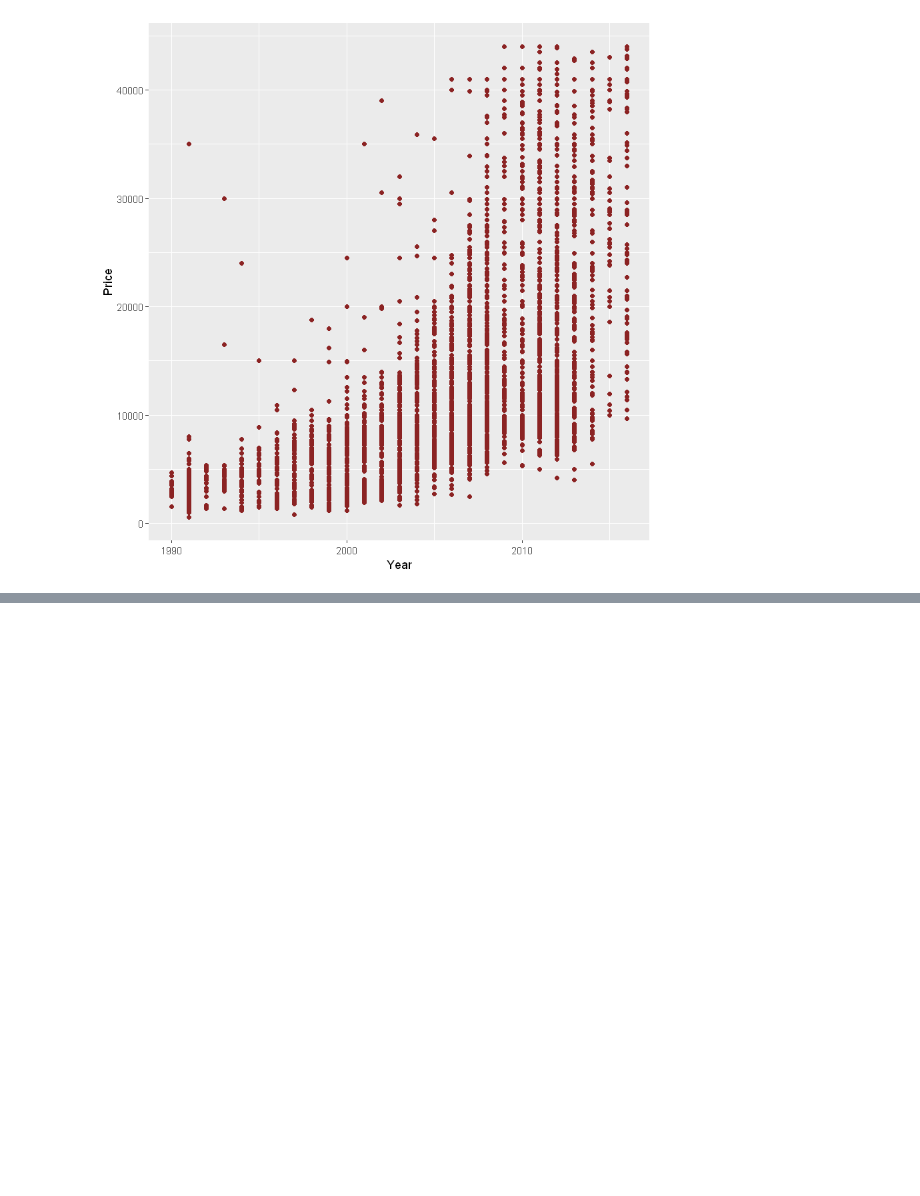
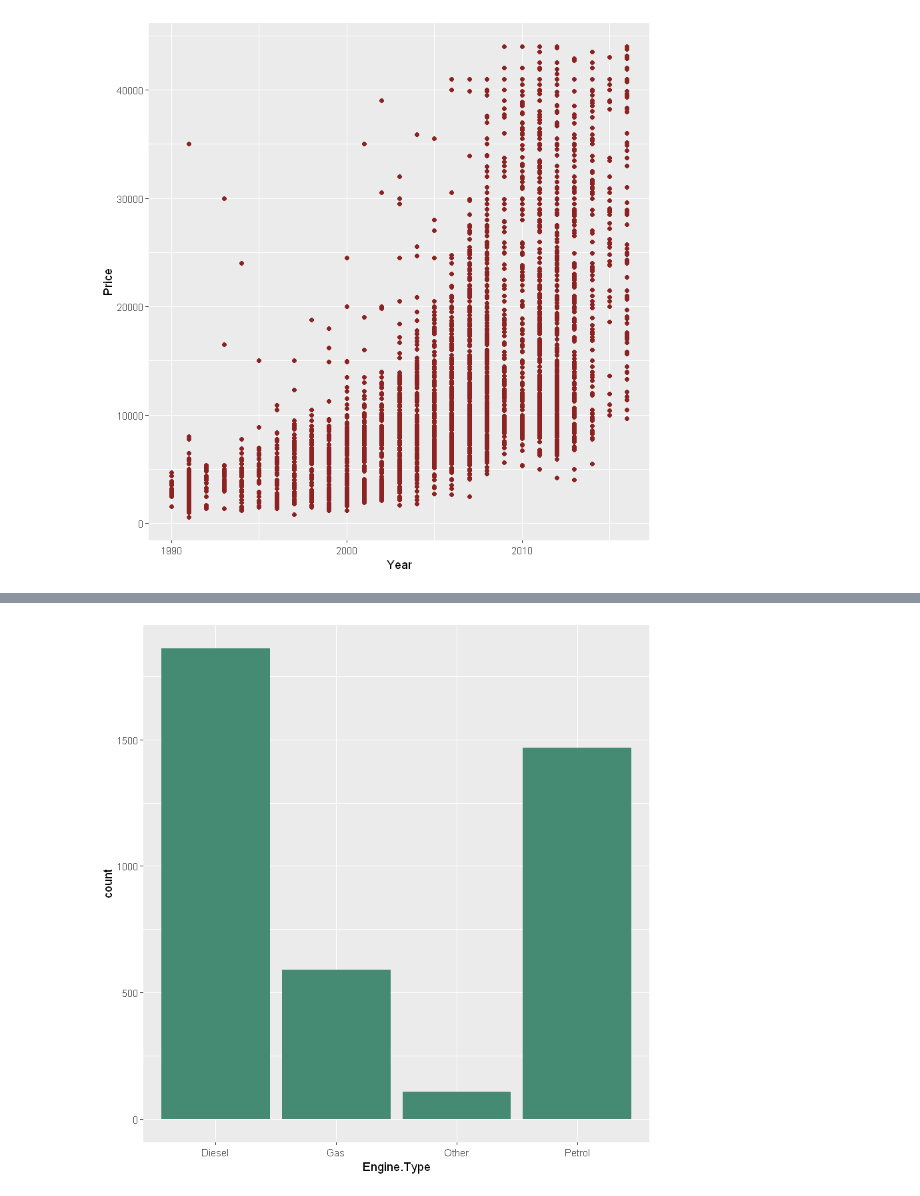
Before and after one commit to nithinivi/DataScienceInR, a Jupyter notebook: lesson-03/EDA.ipynb, the cells around one changed output, grey strips where cells are left out. Drawn from its saved outputs; the diff is of its cells as text; code cells hidden in the pictures; blank space fills up the shorter version.

```diff
--- a/lesson-03/EDA.ipynb
+++ b/lesson-03/EDA.ipynb
@@ -686,0 +691,4 @@ ggplot(data=data,aes(Year,Price))+geom_point(color='brown4')
+# %%
+ggplot()+geom_bar(data=data,aes(x=Engine.Type),fill='aquamarine4')
+# %% [output]
+[figure, added]
```
Also changed, not shown: parts of 1 cell of this notebook.
